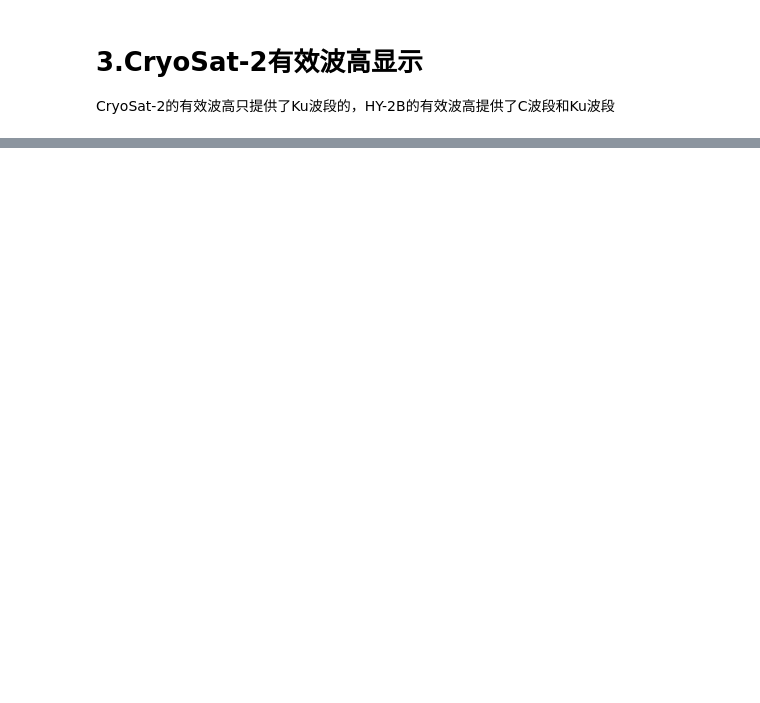
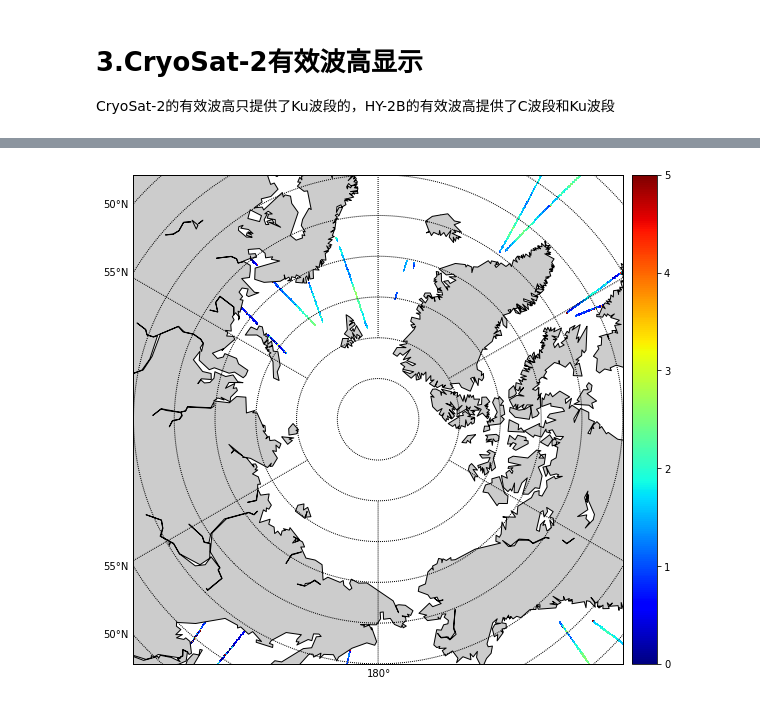
Before and after one commit to LittlematchLM/remote_sensing, a Jupyter notebook: plot_swh_icesat2_npaeqd.ipynb, the cells around one changed output, grey strips where cells are left out. Cells and saved outputs as stored; diff of their text form; code cells hidden in the pictures; blank space fills up the shorter version.

```diff
--- a/plot_swh_icesat2_npaeqd.ipynb
+++ b/plot_swh_icesat2_npaeqd.ipynb
@@ -338,0 +334,45 @@ masked_array(data=[1.994, 2.027, 2.008, ..., 1.663, 1.5150000000000001,
+# %%
+for i in range(len(cy_swh_array_masked)):
+    x = int(cy_projlons_west[i]/resolution)
+    y = int(cy_projlats_west[i]/resolution)
+    if cy_swh_grid_num_west[x][y] == 0:
+        cy_swh_grid_west[x][y] = cy_swh_array_masked[i]
+        cy_swh_grid_num_west[x][y] += 1
+    else:
+        cy_swh_grid_west[x][y] += cy_swh_array_masked[i]
+        cy_swh_grid_num_west[x][y] += 1
+cy_swh_grid_west = cy_swh_grid_west / cy_swh_grid_num_west
+# %%
+# 校准y坐标
+cy_x_west = np.arange(cy_nlat_west)
+cy_y_west = np.arange(cy_nlon_west)
+cy_xx_west , cy_yy_west = np.meshgrid(cy_x_west * resolution, cy_y_west * resolution)
+
+# 将xx,yy转换回坐标形式
+transformer_back = pyproj.Transformer.from_crs(crs2,crs)
+cy_y_map_west, cy_x_map_west = transformer_back.transform(cy_xx_west , cy_yy_west)
+cy_x_map_west = cy_x_map_west-180
+# %%
+plt.figure(1,figsize=(16, 9))
+# cy_m = Basemap(projection='cyl', llcrnrlat=-90, urcrnrlat=90, llcrnrlon=0, urcrnrlon=360, resolution='c')
+cy_m = Basemap(projection='npaeqd', boundinglat=60, lon_0=180, resolution='c')
+
+cy_xi, cy_yi = cy_m(cy_x_map, cy_y_map)
+cy_xi_west ,cy_yi_west = cy_m(cy_x_map_west, cy_y_map_west)
+
+# Draw the scatterplot
+h = cy_m.pcolor(cy_xi ,cy_yi, data=cy_swh_grid, cmap=plt.cm.jet,vmin=0, vmax=5)
+h2 = cy_m.pcolor(cy_xi_west ,cy_yi_west, data=cy_swh_grid_west, cmap=plt.cm.jet,vmin=0, vmax=5)
+cy_m.colorbar(location='right')
+
+
+cy_m.drawcoastlines()
+cy_m.fillcontinents()
+cy_m.drawmapboundary()
+cy_m.drawparallels(np.arange(-90., 120., 5.), labels=[1, 0, 0, 0])
+cy_m.drawmeridians(np.arange(-180., 180., 60.), labels=[0, 0, 0, 1])
+
+plt.show(1)
+plt.close()
+# %% [output]
+[figure, added]
```
Also changed, not shown: parts of 18 cells of this notebook, 6 other files.
